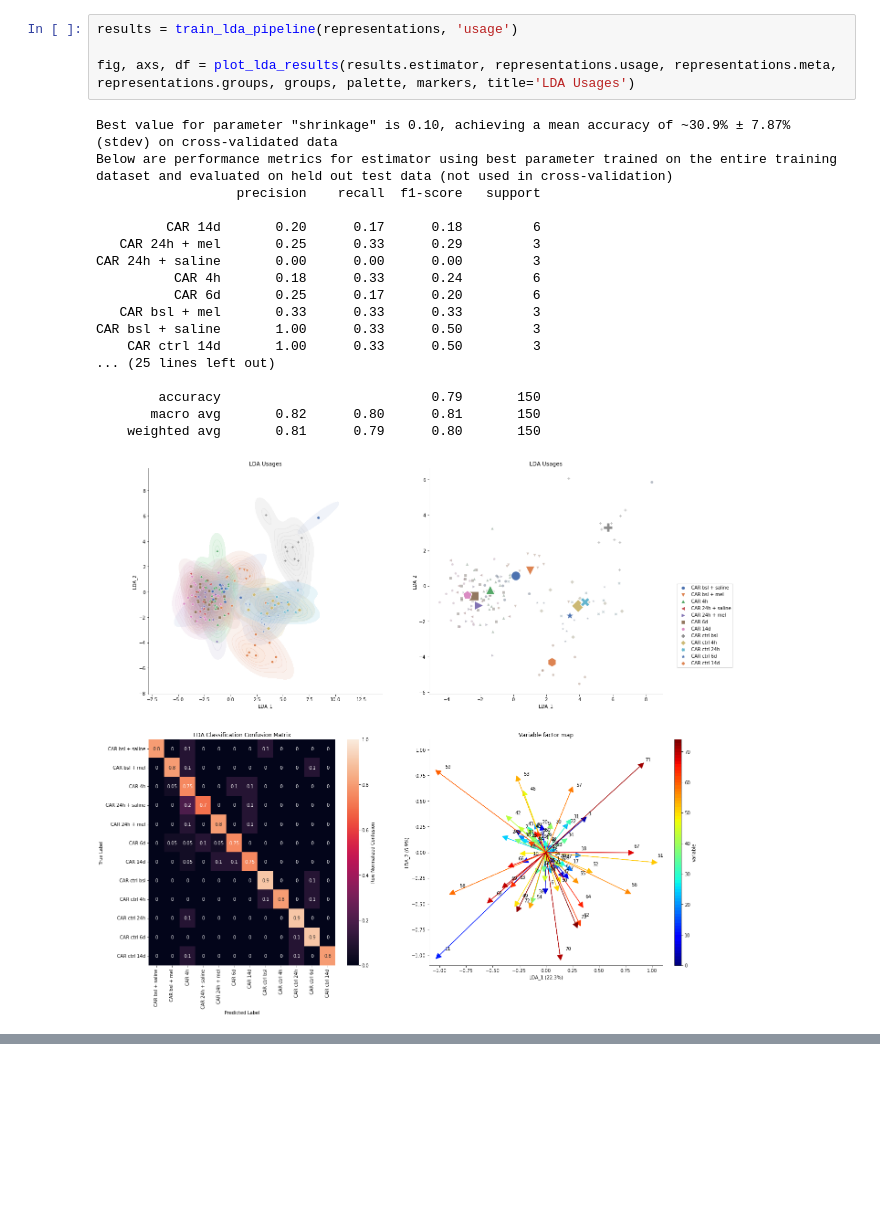
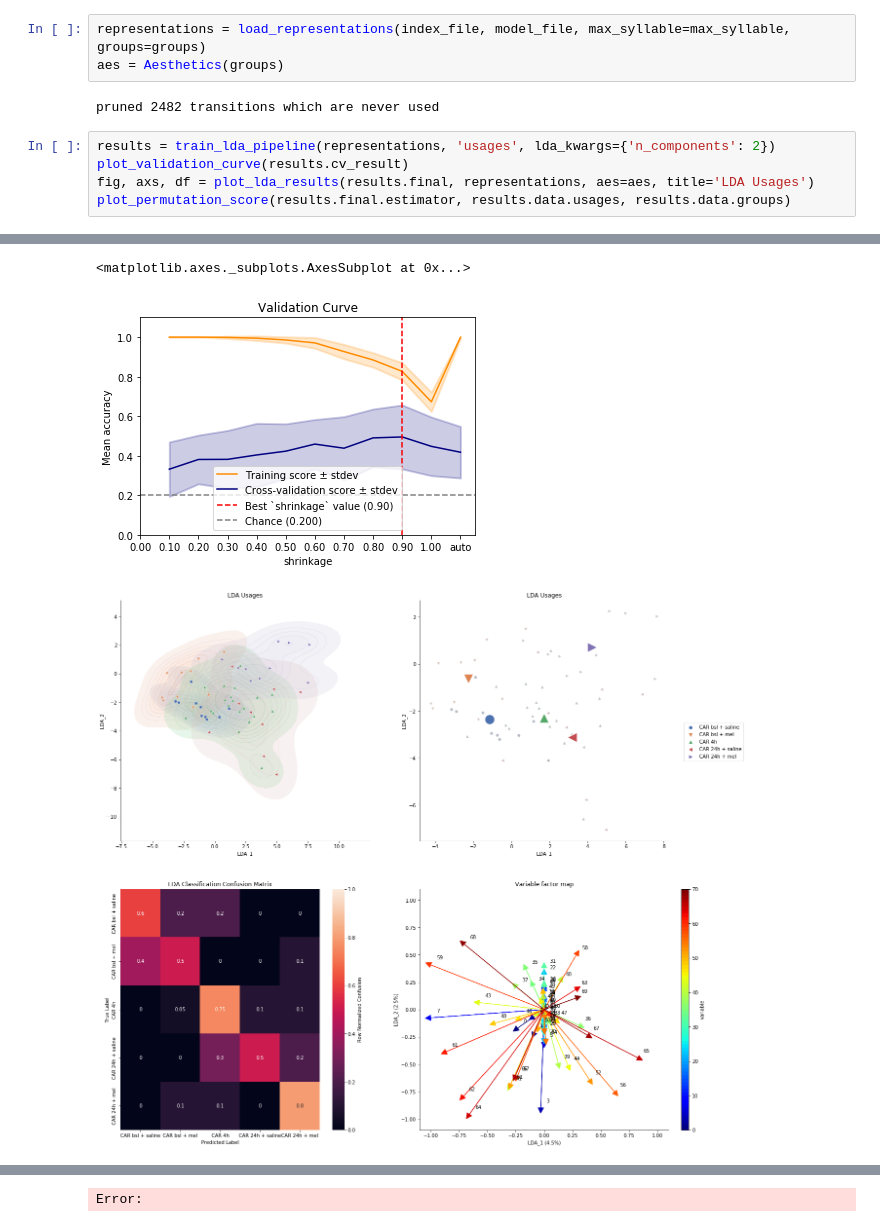
Before and after one commit to tischfieldlab/moseq2-lda, a Jupyter notebook: notebooks/lda_analysis_pain_CAR.ipynb, the cells around one changed output, grey strips where cells are left out. Drawn from its saved outputs; the diff is of its cells as text; blank space fills up the shorter version.

```diff
--- a/notebooks/lda_analysis_pain_CAR.ipynb
+++ b/notebooks/lda_analysis_pain_CAR.ipynb
@@ -63,23 +53,11 @@ pruned 2496 transitions which are never used
-# %%
-results = train_lda_pipeline(representations, 'usage')
-
-fig, axs, df = plot_lda_results(results.estimator, representations.usage, representations.meta, representations.groups, groups, palette, markers, title='LDA Usages')
-# %% [output]
-Best value for parameter "shrinkage" is 0.10, achieving a mean accuracy of ~30.9% ± 7.87% (stdev) on cross-validated data
-Below are performance metrics for estimator using best parameter trained on the entire training dataset and evaluated on held out test data (not used in cross-validation)
-                  precision    recall  f1-score   support
-
-         CAR 14d       0.20      0.17      0.18         6
-   CAR 24h + mel       0.25      0.33      0.29         3
-CAR 24h + saline       0.00      0.00      0.00         3
-          CAR 4h       0.18      0.33      0.24         6
-          CAR 6d       0.25      0.17      0.20         6
-   CAR bsl + mel       0.33      0.33      0.33         3
-CAR bsl + saline       1.00      0.33      0.50         3
-    CAR ctrl 14d       1.00      0.33      0.50         3
-... (25 lines left out)
-
-        accuracy                           0.79       150
-       macro avg       0.82      0.80      0.81       150
-    weighted avg       0.81      0.79      0.80       150
-[figure, removed]
+# %%
+representations = load_representations(index_file, model_file, max_syllable=max_syllable, groups=groups)
+aes = Aesthetics(groups)
+# %% [output]
+pruned 2482 transitions which are never used
+# %%
+results = train_lda_pipeline(representations, 'usages', lda_kwargs={'n_components': 2})
+plot_validation_curve(results.cv_result)
+fig, axs, df = plot_lda_results(results.final, representations, aes=aes, title='LDA Usages')
+plot_permutation_score(results.final.estimator, results.data.usages, results.data.groups)
+# %% [output]
@@ -85,0 +81,3 @@ CAR bsl + saline       1.00      0.33      0.50         3
+<matplotlib.axes._subplots.AxesSubplot at 0x...>
+[figure, added]
+[figure, added]
@@ -85,0 +85 @@ CAR bsl + saline       1.00      0.33      0.50         3
+Error:
```
Also changed, not shown: parts of 10 cells of this notebook, 10 other files.
